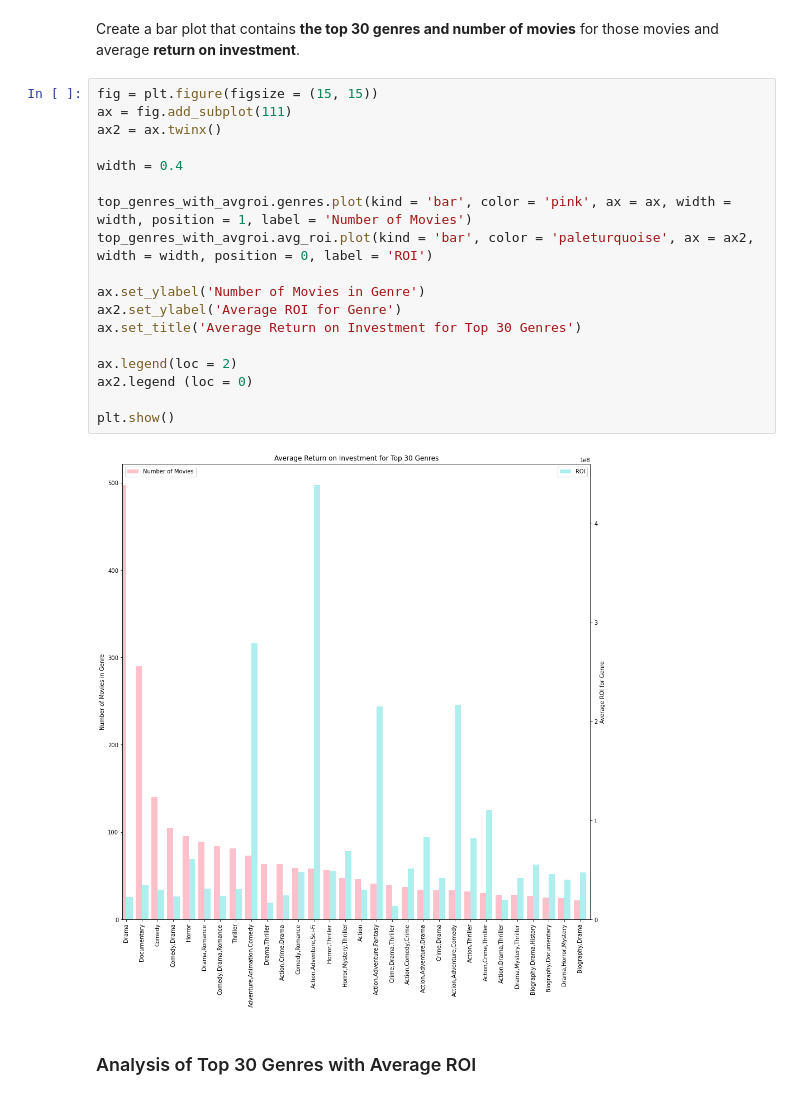
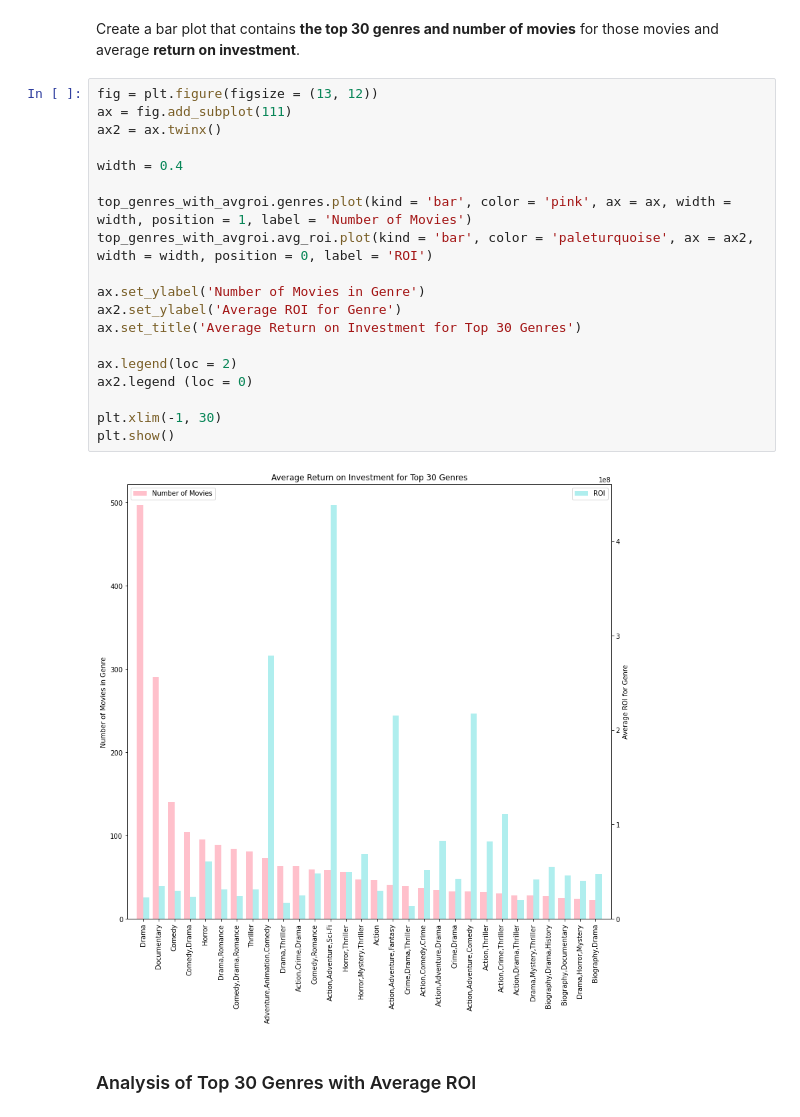
Before and after one commit to zyazyaG/110920-pt-project-template, a Jupyter notebook: Movie_Industry_Analysis_for_Microsoft.ipynb, the cells around one changed output. Saved outputs shown, nothing was run; the diff lists cells and outputs as text.

```diff
--- a/Movie_Industry_Analysis_for_Microsoft.ipynb
+++ b/Movie_Industry_Analysis_for_Microsoft.ipynb
@@ -379,25 +379,26 @@ top_genres_with_avgroi.head(3)
 # %% [markdown]
 Create a bar plot that contains **the top 30 genres and number of movies** for those movies and average **return on investment**.
 # %%
-fig = plt.figure(figsize = (15, 15))
+fig = plt.figure(figsize = (13, 12))
 ax = fig.add_subplot(111)
 ax2 = ax.twinx()
 
 width = 0.4
 
 top_genres_with_avgroi.genres.plot(kind = 'bar', color = 'pink', ax = ax, width = width, position = 1, label = 'Number of Movies')
 top_genres_with_avgroi.avg_roi.plot(kind = 'bar', color = 'paleturquoise', ax = ax2, width = width, position = 0, label = 'ROI')
 
 ax.set_ylabel('Number of Movies in Genre')
 ax2.set_ylabel('Average ROI for Genre')
 ax.set_title('Average Return on Investment for Top 30 Genres')
 
 ax.legend(loc = 2)
 ax2.legend (loc = 0)
 
+plt.xlim(-1, 30)
 plt.show()
 # %% [output]
-[figure, old version]
+[figure, new version]
 # %% [markdown]
 ### Analysis of Top 30 Genres with Average ROI
 # %% [markdown]
```
Also changed, not shown: parts of 7 cells of this notebook, 4 other files.
